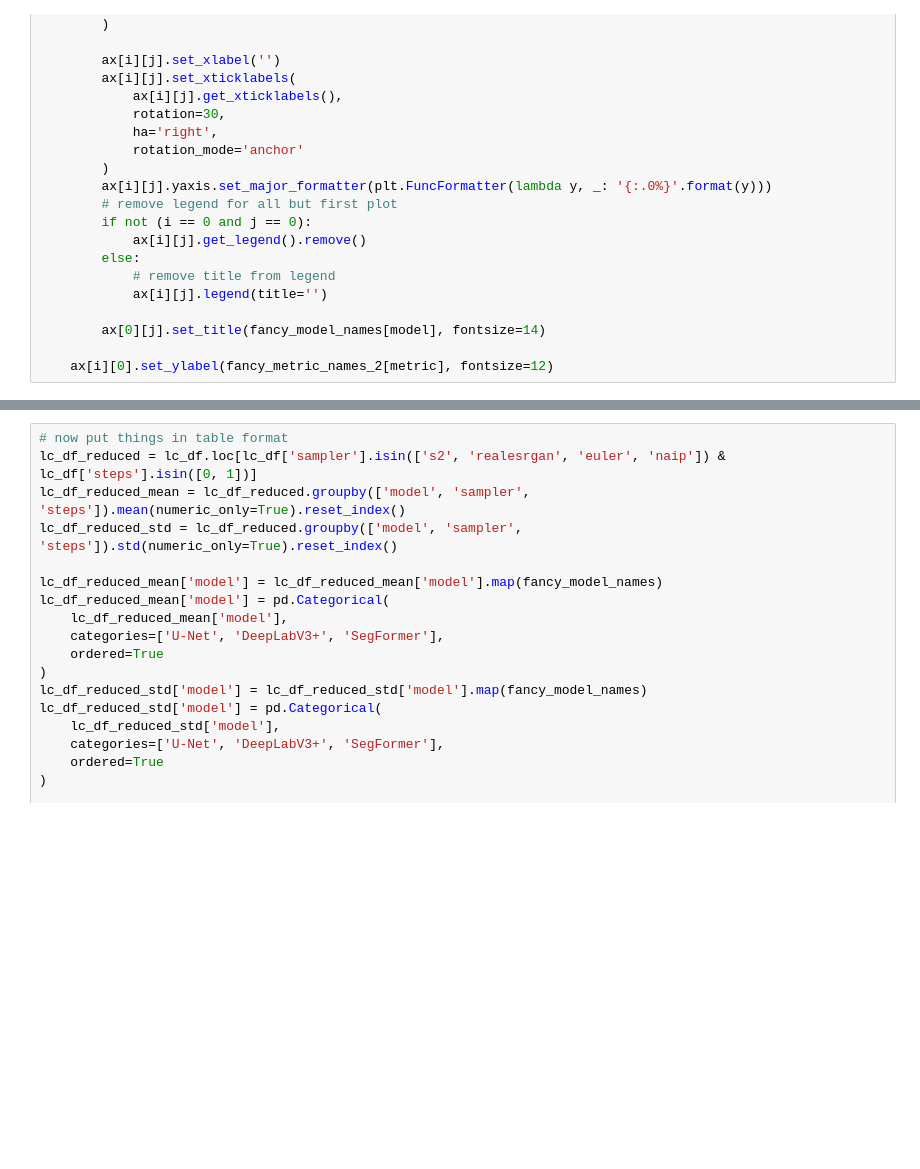
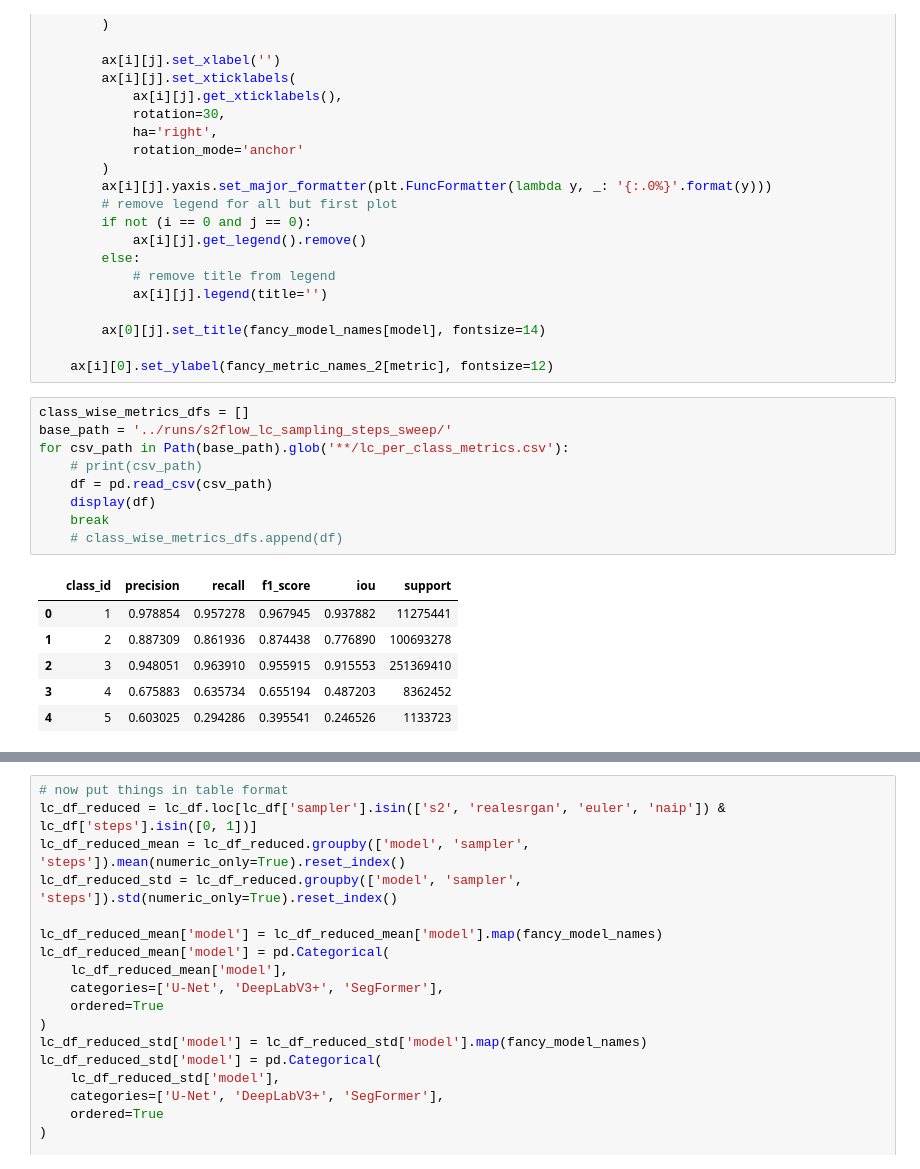
Before and after one commit to DakotaHester/s2flow, a Jupyter notebook: notebooks/plot_sampling.ipynb, the cells around one changed output, grey strips where cells are left out. Saved outputs shown, nothing was run; the diff lists cells and outputs as text; blank space fills up the shorter version.

```diff
--- a/notebooks/plot_sampling.ipynb
+++ b/notebooks/plot_sampling.ipynb
@@ -1766,6 +1759,22 @@ for i, metric in enumerate(['precision', 'recall', 'f1_score']):
         ax[0][j].set_title(fancy_model_names[model], fontsize=14)
 
     ax[i][0].set_ylabel(fancy_metric_names_2[metric], fontsize=12)
+# %%
+class_wise_metrics_dfs = []
+base_path = '../runs/s2flow_lc_sampling_steps_sweep/'
+for csv_path in Path(base_path).glob('**/lc_per_class_metrics.csv'):
+    # print(csv_path)
+    df = pd.read_csv(csv_path)
+    display(df)
+    break
+    # class_wise_metrics_dfs.append(df)
+# %% [output]
+|  | class_id | precision | recall | f1_score | iou | support |
+| 0 | 1 | 0.978854 | 0.957278 | 0.967945 | 0.937882 | 11275441 |
+| 1 | 2 | 0.887309 | 0.861936 | 0.874438 | 0.776890 | 100693278 |
+| 2 | 3 | 0.948051 | 0.963910 | 0.955915 | 0.915553 | 251369410 |
+| 3 | 4 | 0.675883 | 0.635734 | 0.655194 | 0.487203 | 8362452 |
+| 4 | 5 | 0.603025 | 0.294286 | 0.395541 | 0.246526 | 1133723 |
 # %%
 
 # 1. Pre-process data to calculate Delta
```
Also changed, not shown: parts of 4 cells of this notebook, 4 other files.
